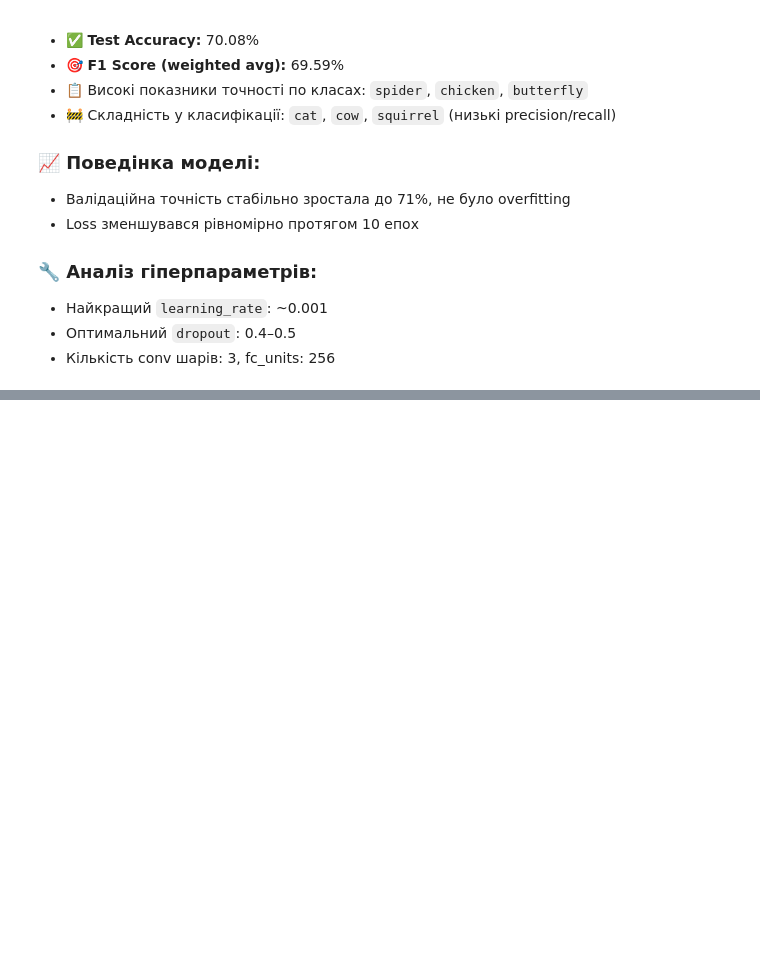
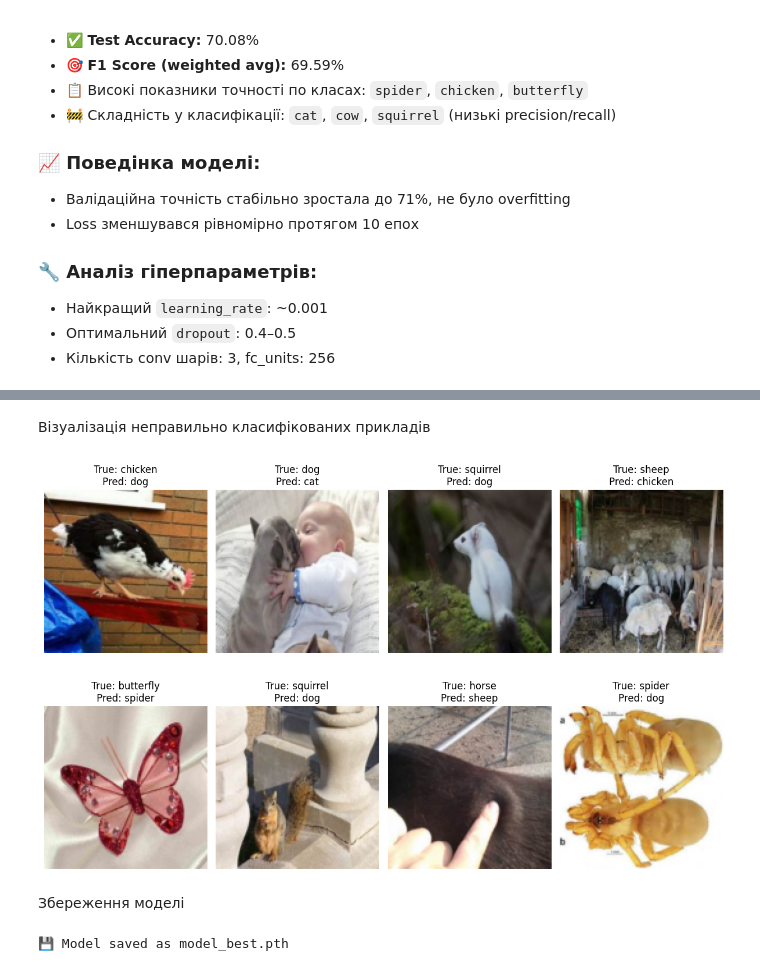
Before and after one commit to lesnich/animals10-cnn, a Jupyter notebook: cnn.ipynb, the cells around one changed output, grey strips where cells are left out. Drawn from its saved outputs; the diff is of its cells as text; code cells hidden in the pictures; blank space fills up the shorter version.

```diff
--- a/cnn.ipynb
+++ b/cnn.ipynb
@@ -886,0 +1081,30 @@ print("✅ Model saved as best_model.pth")
+# %% [markdown]
+Візуалізація неправильно класифікованих прикладів
+# %%
+import random
+
+# Find indices of misclassified samples
+wrong_indices = [i for i in range(len(all_preds)) if all_preds[i] != all_labels[i]]
+samples = random.sample(wrong_indices, min(8, len(wrong_indices)))  # max 8
+
+# Visualize them
+plt.figure(figsize=(12, 8))
+for idx, i in enumerate(samples):
+    img, true_label = val_dataset[i]
+    pred_label = all_preds[i]
+    plt.subplot(2, 4, idx + 1)
+    plt.imshow(np.transpose(img.numpy(), (1, 2, 0)) * 0.5 + 0.5)  # denormalization
+    plt.title(f"True: {val_dataset.classes[true_label]}\nPred: {val_dataset.classes[pred_label]}")
+    plt.axis("off")
+plt.tight_layout()
+plt.show()
+# %% [output]
+[figure, added]
+# %% [markdown]
+Збереження моделі
+# %%
+# Save the trained model
+torch.save(model.state_dict(), "model_best.pth")
+print("💾 Model saved as model_best.pth")
+# %% [output]
+💾 Model saved as model_best.pth
```
Also changed, not shown: parts of 19 cells of this notebook, 1 other file.
